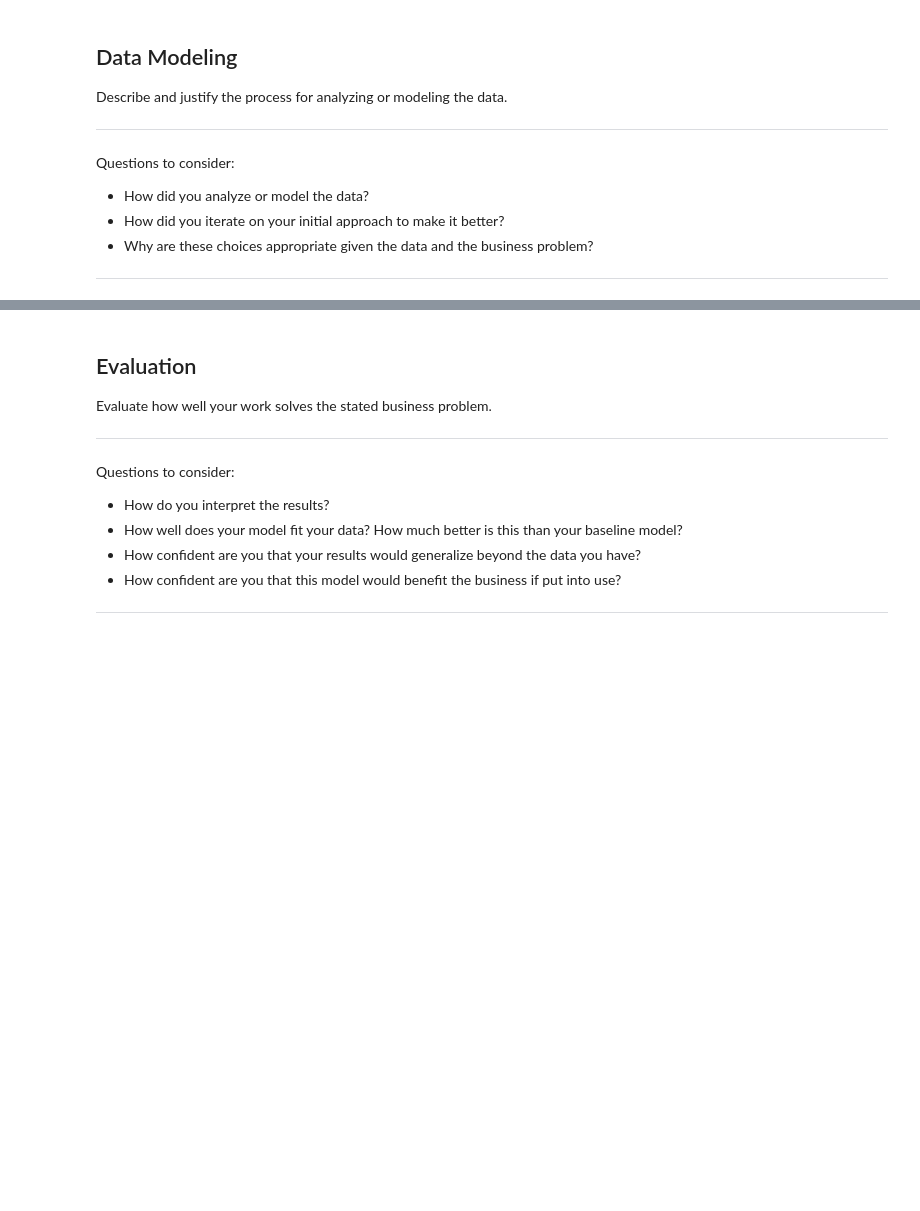
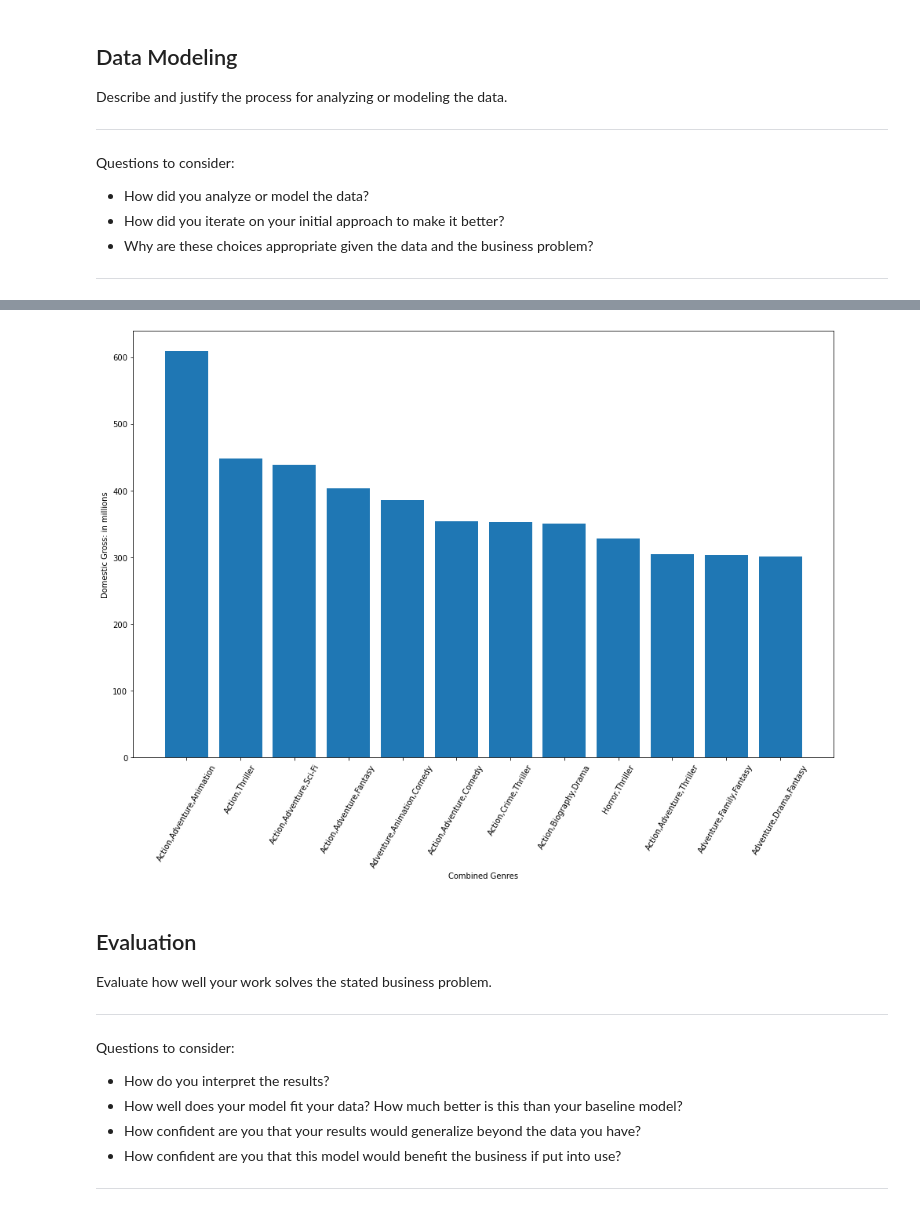
Before and after one commit to learn-co-curriculum/dsc-project-template, a Jupyter notebook: dsc-phase1-project-template.ipynb, the cells around one changed output, grey strips where cells are left out. Drawn from its saved outputs; the diff is of its cells as text; code cells hidden in the pictures; blank space fills up the shorter version.

```diff
--- a/dsc-phase1-project-template.ipynb
+++ b/dsc-phase1-project-template.ipynb
@@ -107,0 +236,4 @@ Questions to consider:
+# %%
+genre_domgross = mv_basics_dropped.merge(bom_domestic_df_clean, how='inner', on='title')
+genre_domgross.head()
+#merged the two dataframes so that gross title, genre, and domestic gross are all on same dataframe
@@ -107,0 +247,4 @@ Questions to consider:
+# %%
+genre_domgross_clean = genre_domgross.dropna(subset=['genres'])
+genre_domgross_clean.head(15)
+#dropped all null values from genres
@@ -107,0 +341,3 @@ Questions to consider:
+# %%
+top_40_grossing = genre_domgross_clean.sort_values(by=['domestic_gross'], ascending=False).head(40)
+top_40_grossing
@@ -107,0 +362,4 @@ Questions to consider:
+# %%
+combo_genre = top_40_grossing.groupby('genres').mean().sort_values(by='domestic_gross', ascending=False)
+combo_genre.reset_index(inplace=True)
+combo_genre
@@ -120,3 +415,15 @@ Questions to consider:
+# %%
+fig, ax = plt.subplots(figsize=(16,10))
+x = combo_genre['genres']
+y = combo_genre['domestic_gross']
+
+ax.bar(x, y)
+ax.tick_params(axis="x", labelrotation=60)
+ax.set_yticklabels(['0','100', '200', '300', '400', '500', '600'])
+ax.set_xlabel('Combined Genres')
+ax.set_ylabel('Domestic Gross: in millions');
+# %% [output]
+[figure, added]
 # %% [markdown]
 ## Evaluation
 Evaluate how well your work solves the stated business problem.
```
Also changed, not shown: parts of 22 cells of this notebook.
